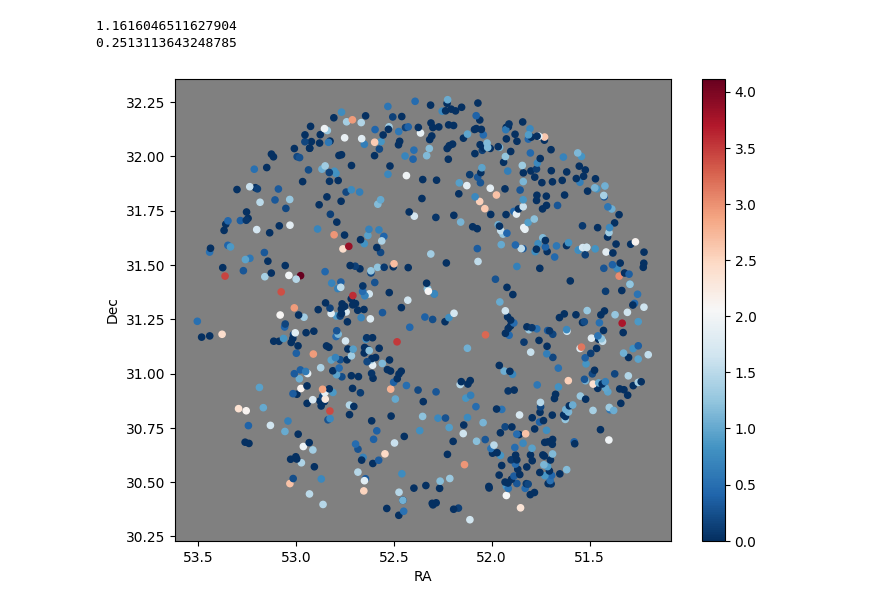
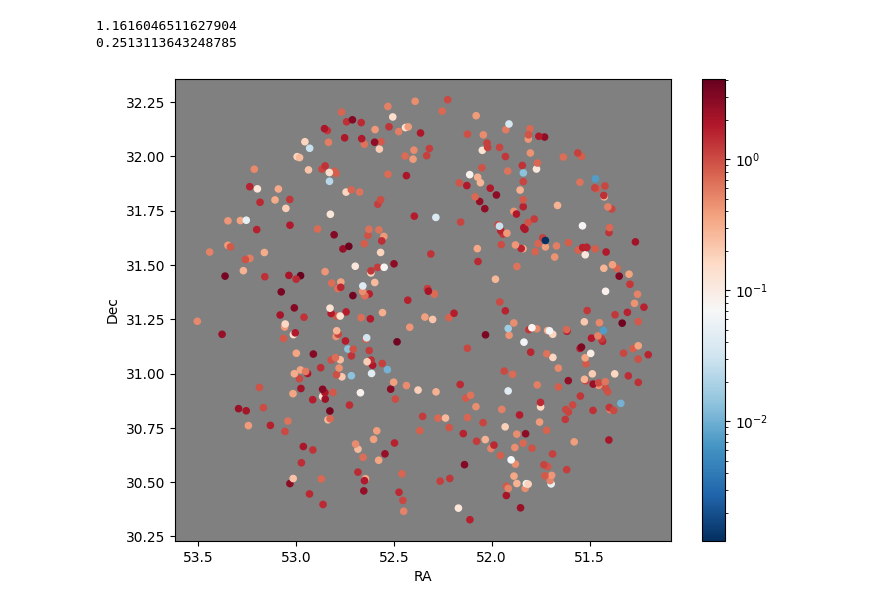
Before and after one commit to eiseleb47/ism_course, a Jupyter notebook: part3/part3.ipynb, the cells around one changed output. Saved outputs shown, nothing was run; the diff lists cells and outputs as text; code cells hidden in the pictures.

Commit message:
more figures

```diff
--- a/part3/part3.ipynb
+++ b/part3/part3.ipynb
@@ -90,13 +90,13 @@ def red_law(R_v, bv):
 # %%
 R_v = 3.1
 fig, ax = plt.subplots(figsize=(8,6))
-sc = ax.scatter(x, y, s=20, cmap='RdBu_r', c=red_law(R_v, corr_bv), vmin=0)  # color by whatever you like
+sc = ax.scatter(x, y, s=20, cmap='RdBu_r', c=red_law(R_v, corr_bv), norm='log')  # color by whatever you like
 
 
 ax.set_xlabel('RA'); ax.set_ylabel('Dec')
 fig.colorbar(sc)
 ax.set_facecolor("grey")
 plt.gca().invert_xaxis()
 plt.show()
 # %% [output]
-[figure, old version]
+[figure, new version]
```
Also changed, not shown: 1 other file.
